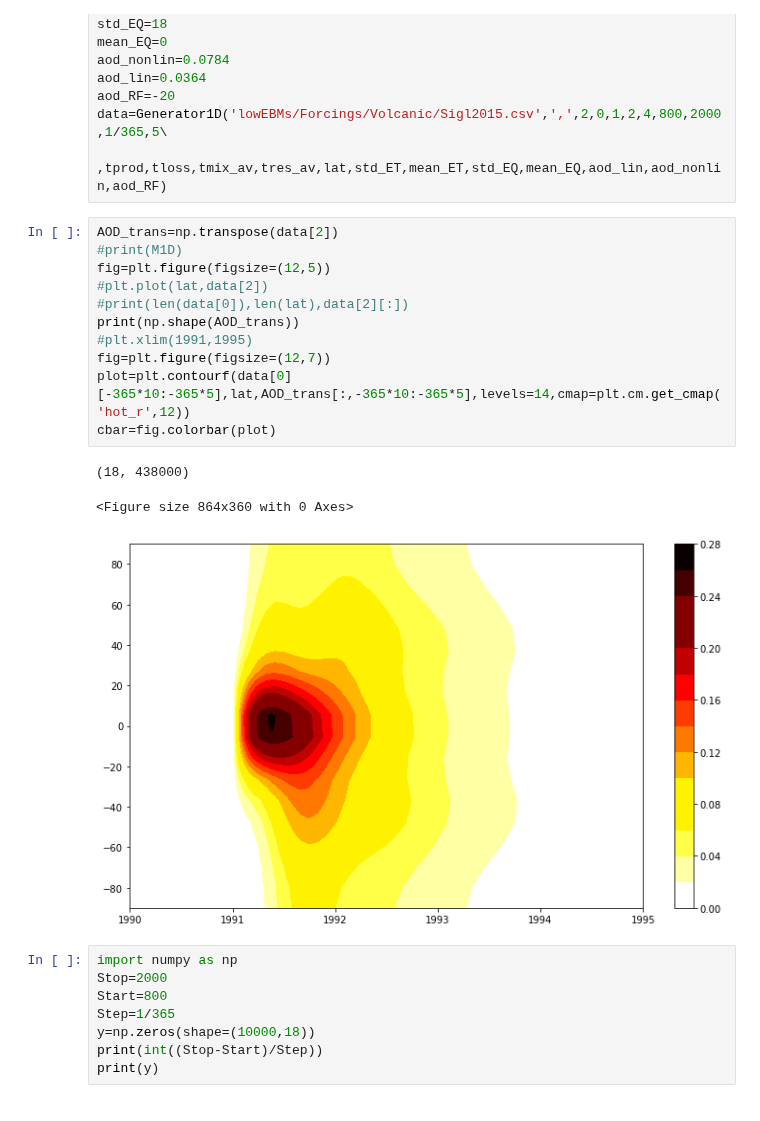
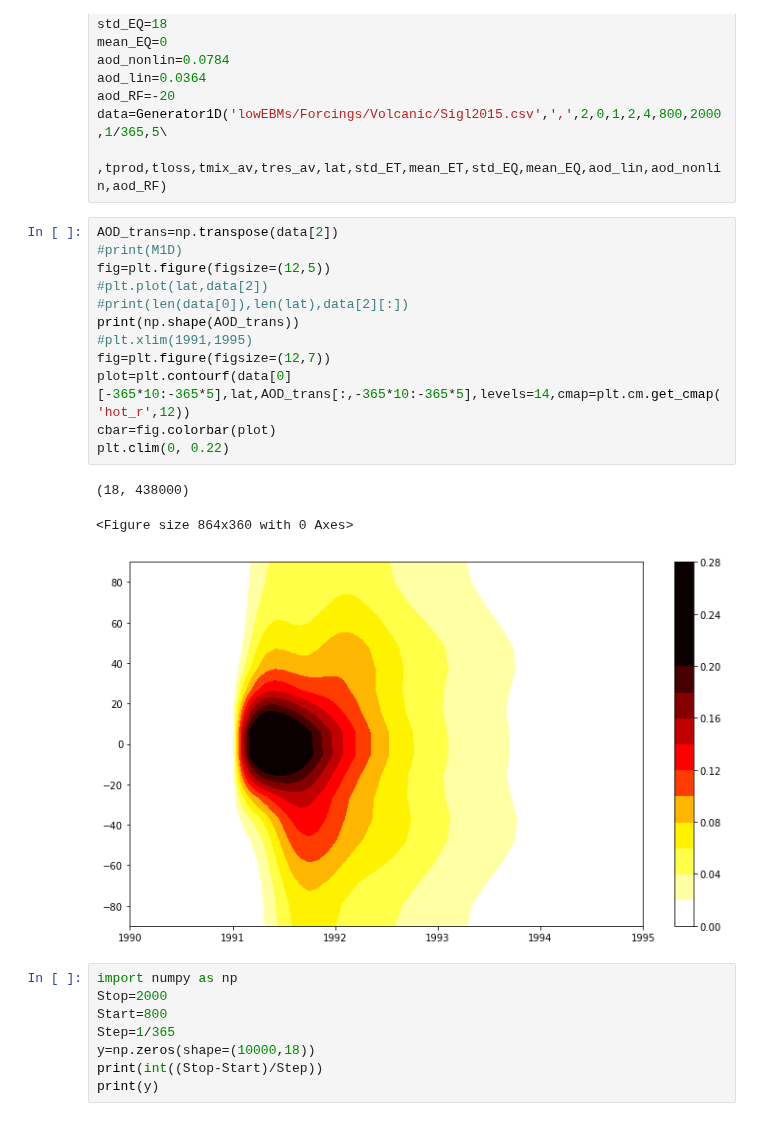
Before and after one commit to BenniSchmiedel/Low-dimensional-EBMs, a Jupyter notebook: Development_tests.ipynb, the cells around one changed output. Saved outputs shown, nothing was run; the diff lists cells and outputs as text.

```diff
--- a/Development_tests.ipynb
+++ b/Development_tests.ipynb
@@ -77,18 +77,19 @@ data=Generator1D('lowEBMs/Forcings/Volcanic/Sigl2015.csv',',',2,0,1,2,4,800,2000
 # %%
 AOD_trans=np.transpose(data[2])
 #print(M1D)
 fig=plt.figure(figsize=(12,5))
 #plt.plot(lat,data[2])
 #print(len(data[0]),len(lat),data[2][:])
 print(np.shape(AOD_trans))
 #plt.xlim(1991,1995)
 fig=plt.figure(figsize=(12,7))
 plot=plt.contourf(data[0][-365*10:-365*5],lat,AOD_trans[:,-365*10:-365*5],levels=14,cmap=plt.cm.get_cmap('hot_r',12))
 cbar=fig.colorbar(plot)
+plt.clim(0, 0.22)
 # %% [output]
 (18, 438000)
 <Figure size 864x360 with 0 Axes>
-[figure, old version]
+[figure, new version]
 # %%
 import numpy as np
 Stop=2000
```
